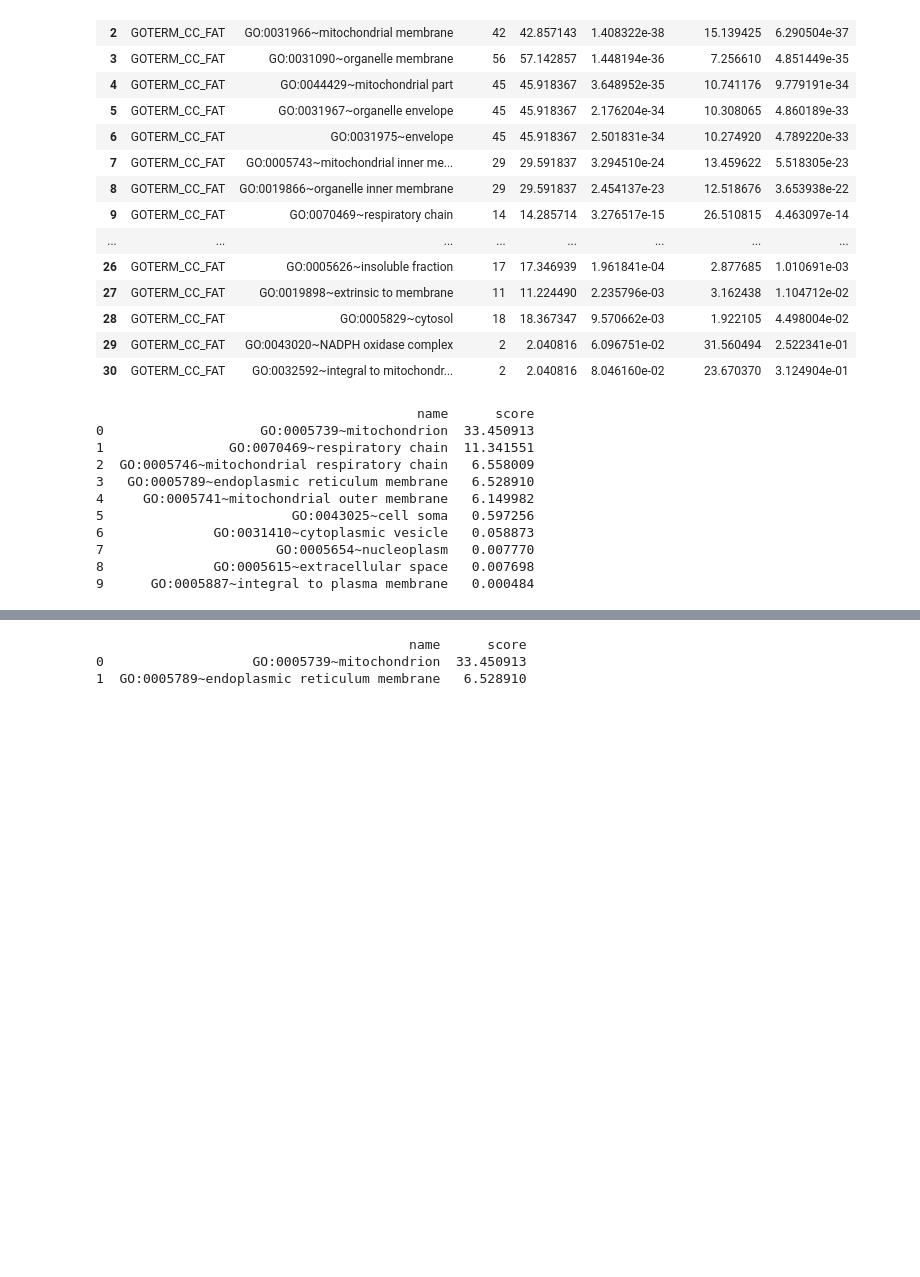
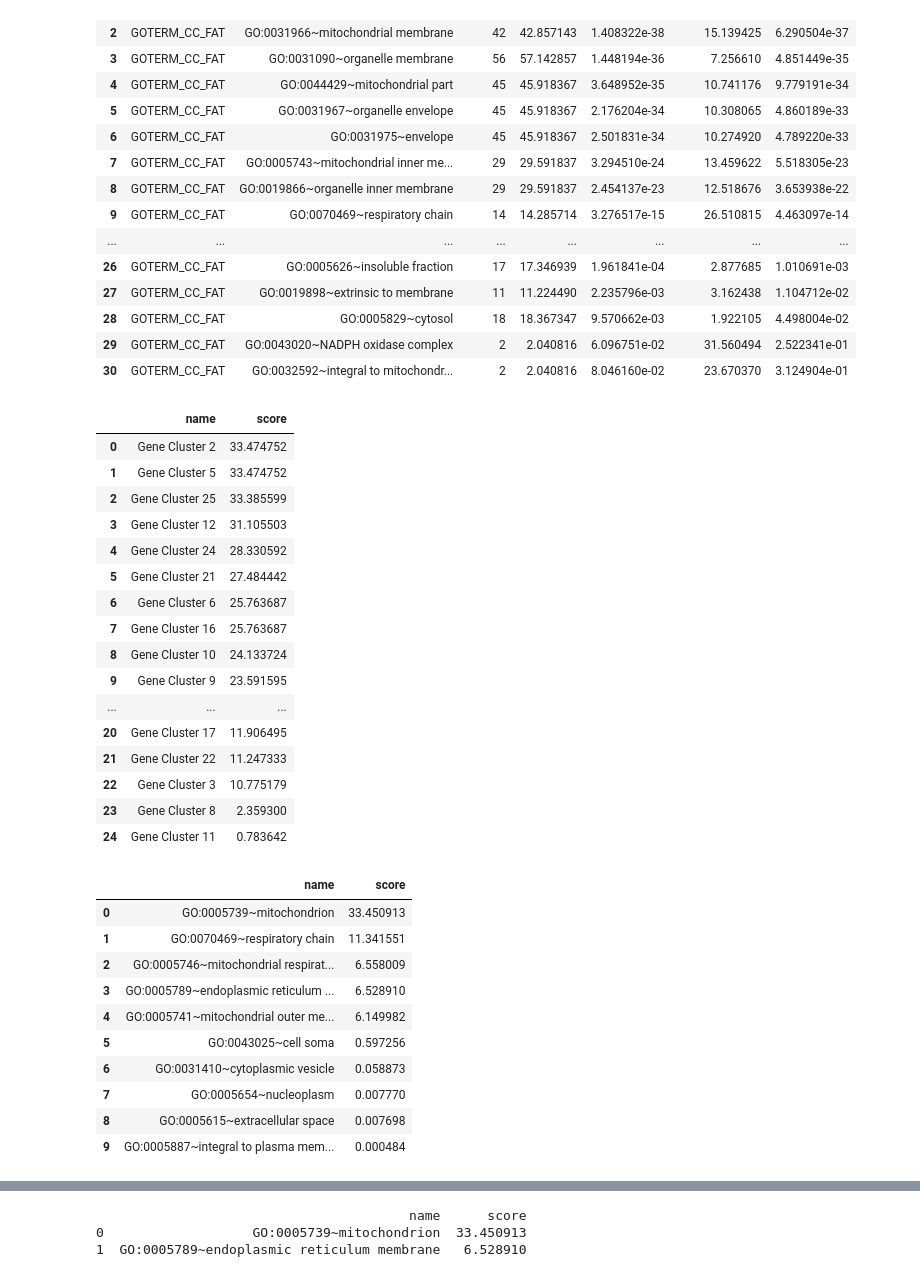
Before and after one commit to bgruening/notebooks, a Jupyter notebook: Python/DAVID-Webservice.ipynb, the cells around one changed output, grey strips where cells are left out. Drawn from its saved outputs; the diff is of its cells as text; code cells hidden in the pictures; blank space fills up the shorter version.

```diff
--- a/Python/DAVID-Webservice.ipynb
+++ b/Python/DAVID-Webservice.ipynb
@@ -178,7 +169,27 @@ table[['categoryName','termName', 'listHits', 'percent', 'ease', 'foldEnrichment
 # %%
 overlap = 2
 initialSeed = 2
 finalSeed = 1
 linkage = 1
 kappa = 1
 request = david.getGeneClusterReport(overlap, initialSeed, finalSeed, linkage, kappa)
+table = report_to_table(request)
+table[['name', 'score']]
+# %% [output]
+|  | name | score |
+| 0 | Gene Cluster 2 | 33.474752 |
+| 1 | Gene Cluster 5 | 33.474752 |
+| 2 | Gene Cluster 25 | 33.385599 |
+| 3 | Gene Cluster 12 | 31.105503 |
+| 4 | Gene Cluster 24 | 28.330592 |
+| 5 | Gene Cluster 21 | 27.484442 |
+| 6 | Gene Cluster 6 | 25.763687 |
+| 7 | Gene Cluster 16 | 25.763687 |
+| 8 | Gene Cluster 10 | 24.133724 |
+| 9 | Gene Cluster 9 | 23.591595 |
+| ... | ... | ... |
+| 20 | Gene Cluster 17 | 11.906495 |
+| 21 | Gene Cluster 22 | 11.247333 |
+| 22 | Gene Cluster 3 | 10.775179 |
+| 23 | Gene Cluster 8 | 2.359300 |
+| 24 | Gene Cluster 11 | 0.783642 |
@@ -192,19 +201,19 @@ linkage = 0.5
 kappa = 50
 request = david.getTermClusterReport(overlap, initialSeed, finalSeed, linkage, kappa)
 table = report_to_table(request)
-print table[['name', 'score']]
+table[['name', 'score']]
 # %% [output]
-                                         name      score
-0                    GO:0005739~mitochondrion  33.450913
-1                GO:0070469~respiratory chain  11.341551
-2  GO:0005746~mitochondrial respiratory chain   6.558009
-3   GO:0005789~endoplasmic reticulum membrane   6.528910
-4     GO:0005741~mitochondrial outer membrane   6.149982
-5                        GO:0043025~cell soma   0.597256
-6              GO:0031410~cytoplasmic vesicle   0.058873
-7                      GO:0005654~nucleoplasm   0.007770
-8              GO:0005615~extracellular space   0.007698
-9      GO:0005887~integral to plasma membrane   0.000484
+|  | name | score |
+| 0 | GO:0005739~mitochondrion | 33.450913 |
+| 1 | GO:0070469~respiratory chain | 11.341551 |
+| 2 | GO:0005746~mitochondrial respirat... | 6.558009 |
+| 3 | GO:0005789~endoplasmic reticulum ... | 6.528910 |
+| 4 | GO:0005741~mitochondrial outer me... | 6.149982 |
+| 5 | GO:0043025~cell soma | 0.597256 |
+| 6 | GO:0031410~cytoplasmic vesicle | 0.058873 |
+| 7 | GO:0005654~nucleoplasm | 0.007770 |
+| 8 | GO:0005615~extracellular space | 0.007698 |
+| 9 | GO:0005887~integral to plasma mem... | 0.000484 |
 # %%
 HTML(pie_chart(table['name'], table['score'], name="relaxed"))
 # %% [output]
```
Also changed, not shown: parts of 4 cells of this notebook.
